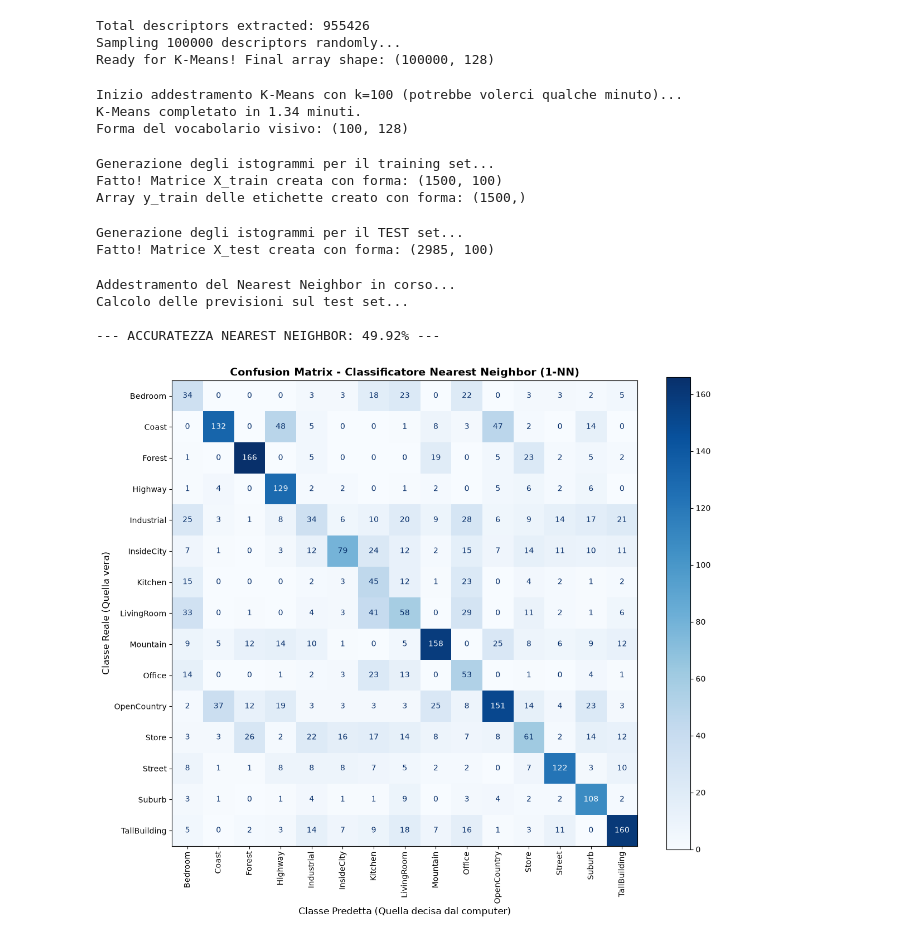
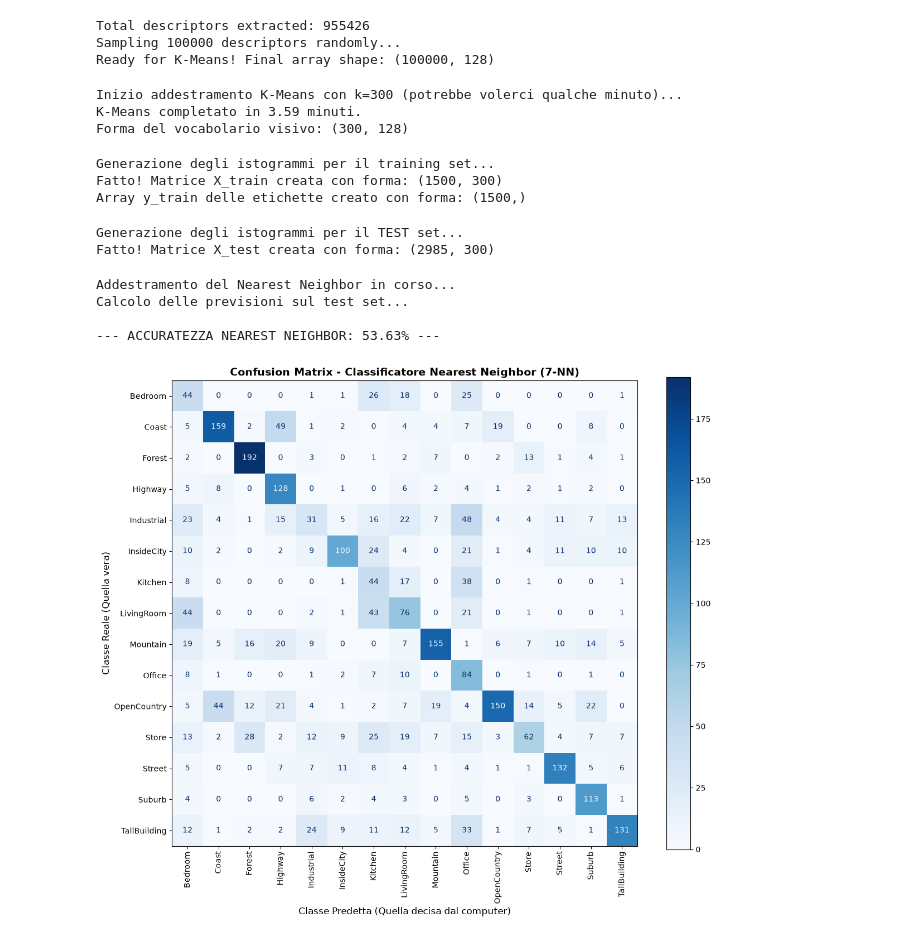
Before and after one commit to RebertoUNI/Computer-vision, a Jupyter notebook: dense sift.ipynb, the cells around one changed output. Saved outputs shown, nothing was run; the diff lists cells and outputs as text; code cells hidden in the pictures.

```diff
--- a/dense sift.ipynb
+++ b/dense sift.ipynb
@@ -3,7 +3,7 @@
 # %%
 N_FEATURES = 150
 NUM_SAMPLES = 100000
-NUM_CLUSTER = 100
+NUM_CLUSTER = 300
 # %%
 # Importiamo le librerie necessarie per navigare nelle cartelle
 import os
@@ -323,9 +323,9 @@ print(f"Forma del vocabolario visivo: {visual_vocabulary.shape}")
 #joblib.dump(kmeans, percorso_salvataggio)
 #print(f"Modello K-Means salvato con successo in: {percorso_salvataggio}")
 # %% [output]
-Inizio addestramento K-Means con k=100 (potrebbe volerci qualche minuto)...
-K-Means completato in 1.34 minuti.
-Forma del vocabolario visivo: (100, 128)
+Inizio addestramento K-Means con k=300 (potrebbe volerci qualche minuto)...
+K-Means completato in 3.59 minuti.
+Forma del vocabolario visivo: (300, 128)
 # %%
 def compute_normalized_histogram(image_path, sift_detector, kmeans_model):
     image = cv2.imread(image_path, cv2.IMREAD_GRAYSCALE)
@@ -380,7 +380,7 @@ print(f"Fatto! Matrice X_train creata con forma: {X_train.shape}")
 print(f"Array y_train delle etichette creato con forma: {y_train.shape}")
 # %% [output]
 Generazione degli istogrammi per il training set...
-Fatto! Matrice X_train creata con forma: (1500, 100)
+Fatto! Matrice X_train creata con forma: (1500, 300)
 Array y_train delle etichette creato con forma: (1500,)
 # %%
 print("Generazione degli istogrammi per il TEST set...")
@@ -401,45 +401,45 @@ y_test = np.array(y_test)
 print(f"Fatto! Matrice X_test creata con forma: {X_test.shape}")
 # %% [output]
 Generazione degli istogrammi per il TEST set...
-Fatto! Matrice X_test creata con forma: (2985, 100)
+Fatto! Matrice X_test creata con forma: (2985, 300)
 # %%
 # 1. Inizializziamo il Nearest Neighbor
 # n_neighbors=1 significa che guardiamo solo il vicino più stretto assoluto
-nn_classifier = KNeighborsClassifier(n_neighbors=1, metric='euclidean')
+nn_classifier = KNeighborsClassifier(n_neighbors=7, metric='euclidean')
 
 # 2. Addestramento (per il KNN significa semplicemente "memorizzare" il training set)
 print("Addestramento del Nearest Neighbor in corso...")
 nn_classifier.fit(X_train, y_train)
 
 # 3. Facciamo le previsioni sul test set!
 print("Calcolo delle previsioni sul test set...")
 y_pred_nn = nn_classifier.predict(X_test)
 
 # Calcoliamo l'accuratezza generale (giusto per avere un numero riassuntivo)
 accuracy_nn = accuracy_score(y_test, y_pred_nn)
 print(f"\n--- ACCURATEZZA NEAREST NEIGHBOR: {accuracy_nn * 100:.2f}% ---")
 
 # 4. Creazione della Confusion Matrix
 cm = confusion_matrix(y_test, y_pred_nn, labels=classi)
 
 # 5. Visualizzazione bellissima della matrice
 fig, ax = plt.subplots(figsize=(12, 10))
 disp = ConfusionMatrixDisplay(confusion_matrix=cm, display_labels=classi)
 
 # Usiamo una mappa di colori blu ('Blues')
 disp.plot(ax=ax, cmap='Blues', xticks_rotation='vertical', values_format='d')
 
-plt.title("Confusion Matrix - Classificatore Nearest Neighbor (1-NN)", fontsize=14, fontweight='bold')
+plt.title("Confusion Matrix - Classificatore Nearest Neighbor (7-NN)", fontsize=14, fontweight='bold')
 plt.xlabel("Classe Predetta (Quella decisa dal computer)", fontsize=12)
 plt.ylabel("Classe Reale (Quella vera)", fontsize=12)
 plt.tight_layout()
 plt.show()
 # %% [output]
 Addestramento del Nearest Neighbor in corso...
 Calcolo delle previsioni sul test set...
 
---- ACCURATEZZA NEAREST NEIGHBOR: 49.92% ---
+--- ACCURATEZZA NEAREST NEIGHBOR: 53.63% ---
-[figure, old version]
+[figure, new version]
 # %%
 from sklearn.svm import SVC
 import numpy as np
```
Also changed, not shown: parts of 3 cells of this notebook, 1 other file.
